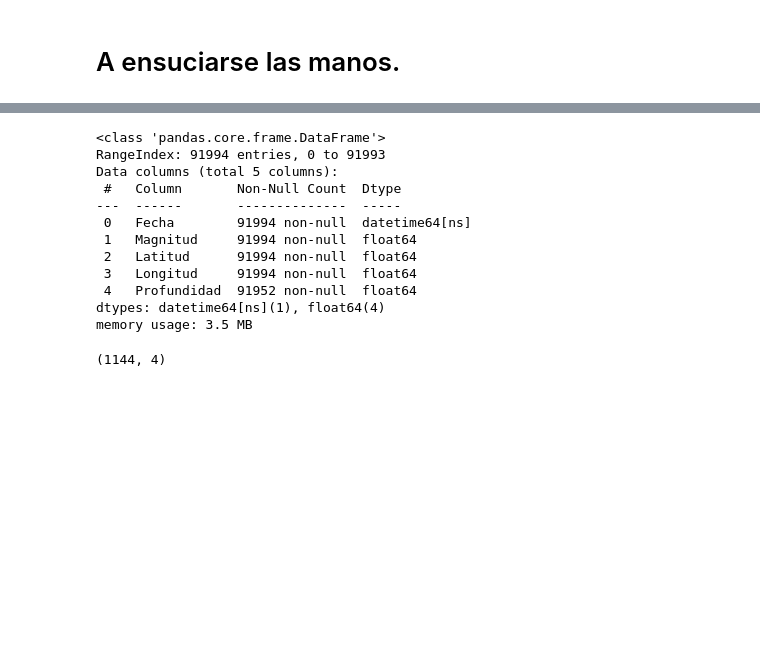
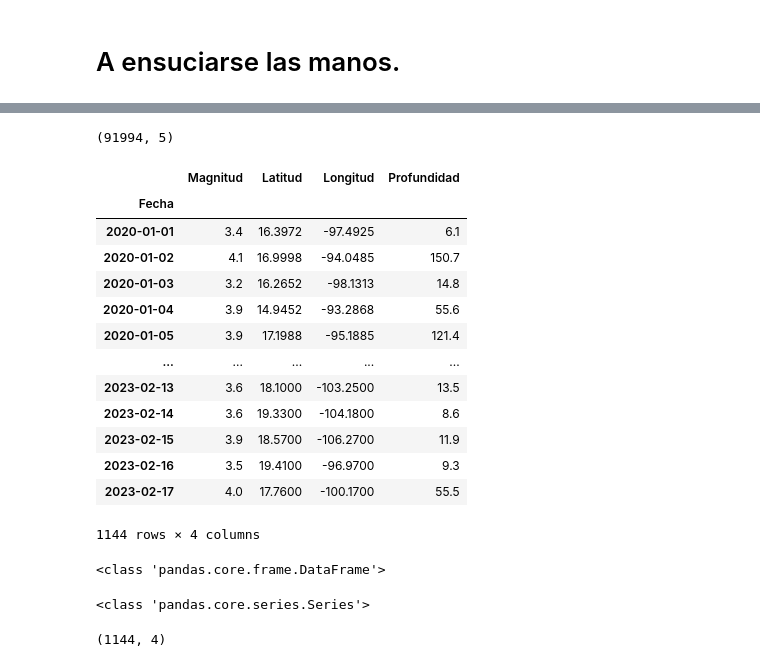
Before and after one commit to Rich-VH/Python-Gepp-Training, a Jupyter notebook: Data_visualization.ipynb, the cells around one changed output, grey strips where cells are left out. Drawn from its saved outputs; the diff is of its cells as text; code cells hidden in the pictures; blank space fills up the shorter version.

```diff
--- a/Data_visualization.ipynb
+++ b/Data_visualization.ipynb
@@ -103,22 +96,35 @@ sismo_df = pd.read_csv(sismo_csv, skiprows=[0,1,2,3], usecols=[0,2,3,4,5], na_va
 )
 sismo_df['Fecha'] = pd.to_datetime(sismo_df['Fecha'], format='%Y-%m-%d')
 
-sismo_df.info()
+sismo_df.shape
 # %% [output]
-<class 'pandas.core.frame.DataFrame'>
-RangeIndex: 91994 entries, 0 to 91993
-Data columns (total 5 columns):
- #   Column       Non-Null Count  Dtype
----  ------       --------------  -----
- 0   Fecha        91994 non-null  datetime64[ns]
- 1   Magnitud     91994 non-null  float64
- 2   Latitud      91994 non-null  float64
- 3   Longitud     91994 non-null  float64
- 4   Profundidad  91952 non-null  float64
-dtypes: datetime64[ns](1), float64(4)
-memory usage: 3.5 MB
+(91994, 5)
 # %%
 sismo_df = sismo_df.groupby('Fecha').first()
+sismo_df
+# %% [output]
+|  | Magnitud | Latitud | Longitud | Profundidad |
+| Fecha |  |  |  |  |
+| 2020-01-01 | 3.4 | 16.3972 | -97.4925 | 6.1 |
+| 2020-01-02 | 4.1 | 16.9998 | -94.0485 | 150.7 |
+| 2020-01-03 | 3.2 | 16.2652 | -98.1313 | 14.8 |
+| 2020-01-04 | 3.9 | 14.9452 | -93.2868 | 55.6 |
+| 2020-01-05 | 3.9 | 17.1988 | -95.1885 | 121.4 |
+| ... | ... | ... | ... | ... |
+| 2023-02-13 | 3.6 | 18.1000 | -103.2500 | 13.5 |
+| 2023-02-14 | 3.6 | 19.3300 | -104.1800 | 8.6 |
+| 2023-02-15 | 3.9 | 18.5700 | -106.2700 | 11.9 |
+| 2023-02-16 | 3.5 | 19.4100 | -96.9700 | 9.3 |
+| 2023-02-17 | 4.0 | 17.7600 | -100.1700 | 55.5 |
+1144 rows × 4 columns
+# %%
+print(type(sismo_df))
+# %% [output]
+<class 'pandas.core.frame.DataFrame'>
+# %%
+print(type(sismo_df['Magnitud']))
+# %% [output]
+<class 'pandas.core.series.Series'>
 # %%
 sismo_df.shape
 # %% [output]
```
Also changed, not shown: parts of 28 cells of this notebook.
